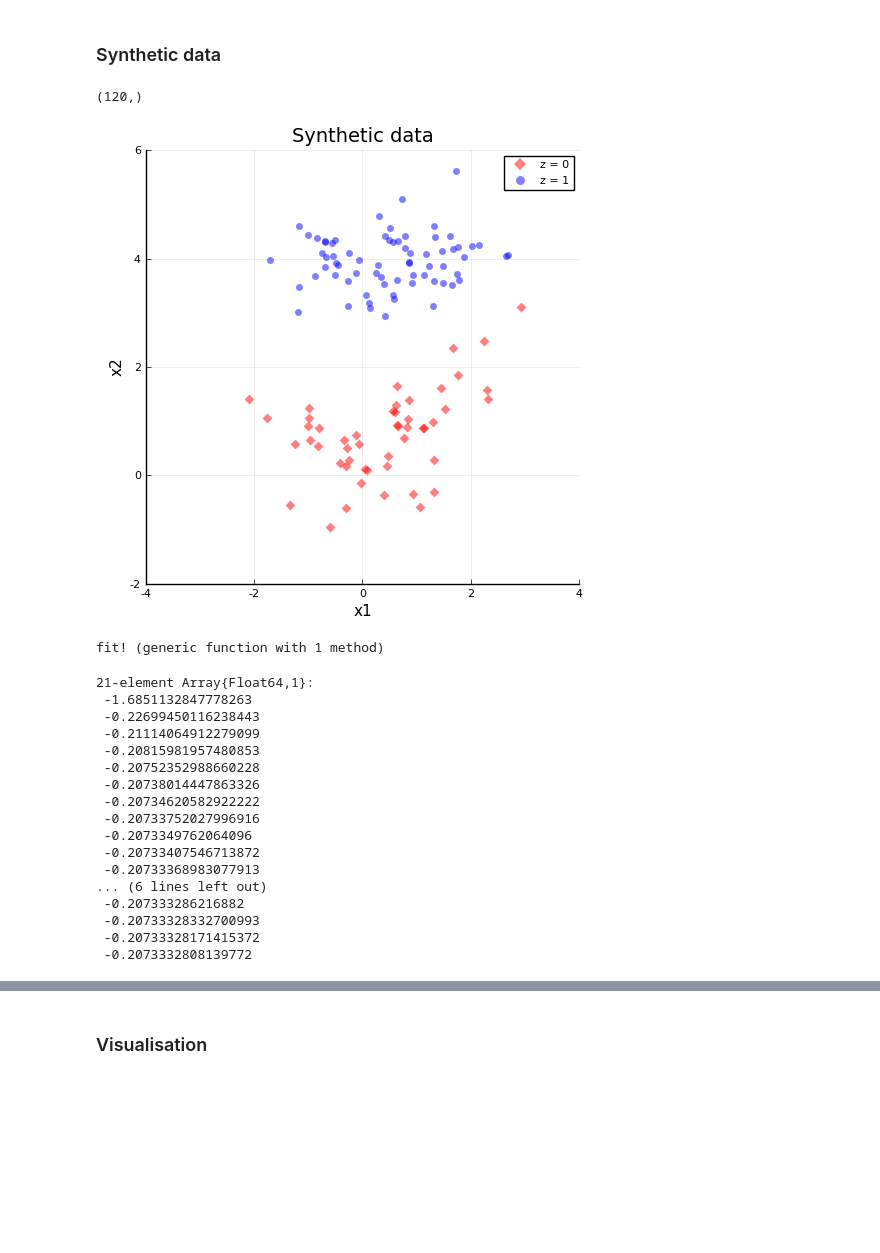
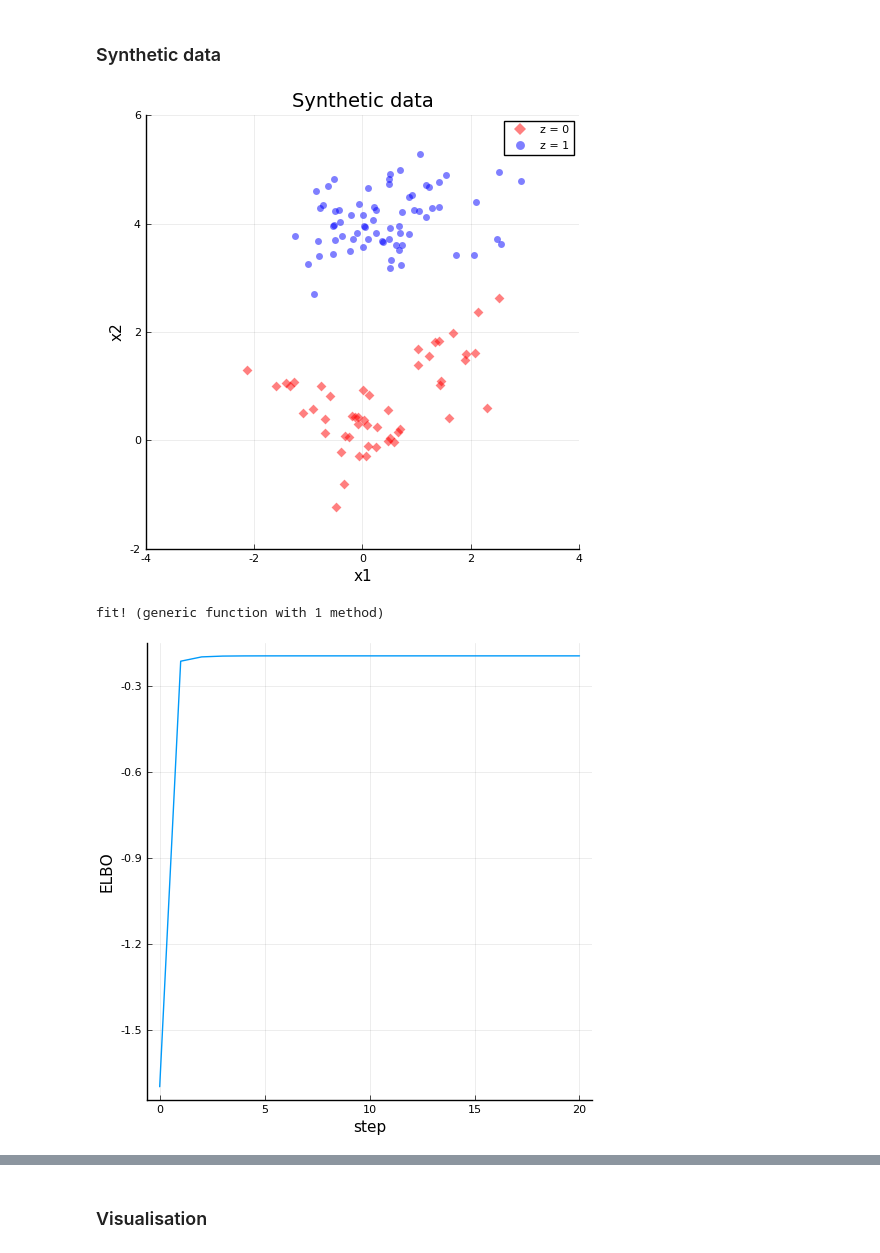
Before and after one commit to lucasondel/PGLR, a Jupyter notebook: examples/BinaryLogisticRegression.ipynb, the cells around one changed output, grey strips where cells are left out. Drawn from its saved outputs; the diff is of its cells as text; code cells hidden in the pictures; blank space fills up the shorter version.

```diff
--- a/examples/BinaryLogisticRegression.ipynb
+++ b/examples/BinaryLogisticRegression.ipynb
@@ -37,7 +35,6 @@ x1 = hcat(samplenormal(μ1, Σ1, 3* sizecoeff), samplenormal(μ2, Σ2, 2 * sizec
 x2 = samplenormal(μ3, Σ3, 7  * sizecoeff)
 X = hcat(x1, x2)
 z = vcat(zeros(Int64, size(x1, 2)), ones(Int64, size(x2, 2)))
-println(size(z))
 
 p = plot(
     title="Synthetic data",
@@ -63,16 +60,13 @@ scatter!(
     marker = (:circle, 5, 0.5, :blue, stroke(0)),
 )
 # %% [output]
-(120,)
-[figure, old version]
+[figure, new version]
 # %%
 function fit!(model, X, z; nsteps = 100)
     elbos = [elbo(model, X, z) / length(z)]
 
     for step in 1:nsteps
-        stats = (X, z) |> model.β.stats
-        accstats = dropdims(sum(stats, dims = 2), dims=2)
-
+        accstats = (X, z) |> model.β.stats
         update!(model.β.posterior, naturalparam(model.β.prior) + accstats)
 
         push!(elbos, elbo(model, X, z) / length(z))
@@ -82,28 +76,20 @@ end
 # %% [output]
 fit! (generic function with 1 method)
 # %%
-model1 = BinaryLogisticRegression(
+model = BinaryLogisticRegression(
     inputdim = size(X, 1),
     hasbias = true,
     pseudocounts = 1
 )
 
-elbos1 = fit!(model1, X, z, nsteps = 20)
+elbos = fit!(model, X, z, nsteps = 20);
+
+ptraining = plot(
+    0:(length(elbos) - 1), elbos,
+    size=(500, 500),
+    xlabel="step",
+    ylabel="ELBO",
+    legend=false
+)
 # %% [output]
-21-element Array{Float64,1}:
- -1.6851132847778263
- -0.22699450116238443
- -0.21114064912279099
- -0.20815981957480853
- -0.20752352988660228
- -0.20738014447863326
- -0.20734620582922222
- -0.20733752027996916
- -0.2073349762064096
- -0.20733407546713872
- -0.20733368983077913
-... (6 lines left out)
- -0.207333286216882
- -0.20733328332700993
- -0.20733328171415372
- -0.2073332808139772
+[figure, added]
```
Also changed, not shown: parts of 19 cells of this notebook, 2 other files.
